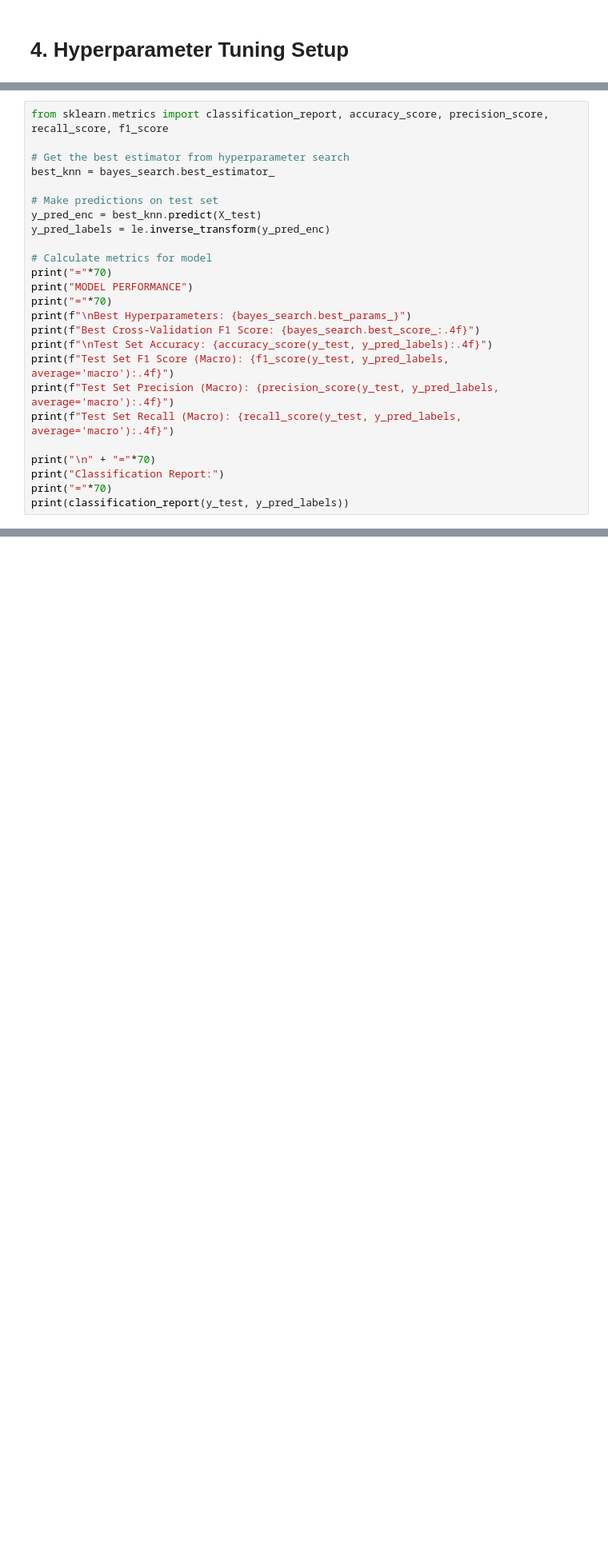
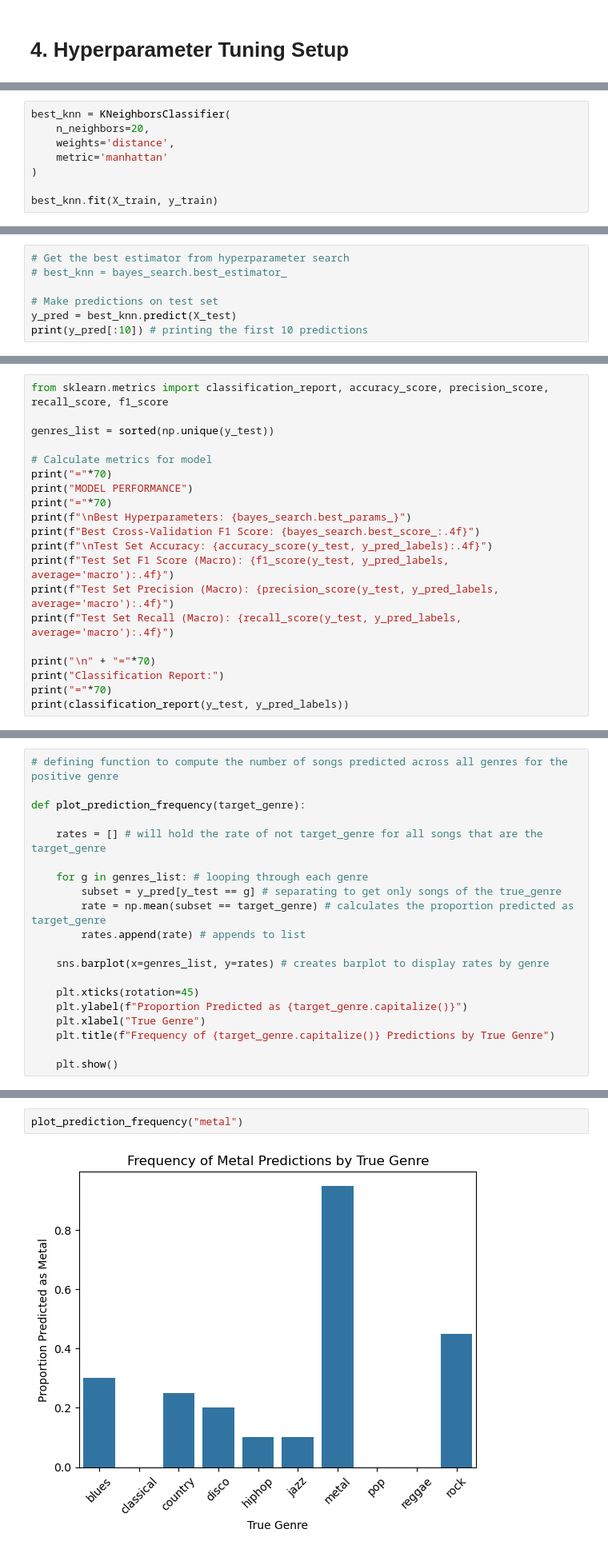
Before and after one commit to AlexGithub3427/music-genre-classification, a Jupyter notebook: Full KNN.ipynb, the cells around one changed output, grey strips where cells are left out. Shown at 80% size. Saved outputs shown, nothing was run; the diff lists cells and outputs as text; blank space fills up the shorter version.

Commit message:
Added some figures for analysis by genre

```diff
--- a/Full KNN.ipynb
+++ b/Full KNN.ipynb
@@ -153,0 +153,8 @@ OrderedDict([('metric', 'manhattan'),
+# %%
+best_knn = KNeighborsClassifier(
+    n_neighbors=20,
+    weights='distance',
+    metric='manhattan'
+)
+
+best_knn.fit(X_train, y_train)
@@ -184,3 +191,10 @@ Best Parameters: OrderedDict([('metric', 'manhattan'), ('n_neighbors', 20), ('we
 - Use the best models from hyperparameter tuning to make predictions on test data
 - Compare performance metrics (accuracy, precision, recall, F1-score) for both non-PCA and PCA models
 - Generate classification reports to see performance for each genre
+# %%
+# Get the best estimator from hyperparameter search
+# best_knn = bayes_search.best_estimator_
+
+# Make predictions on test set
+y_pred = best_knn.predict(X_test)
+print(y_pred[:10]) # printing the first 10 predictions
@@ -187,12 +206,7 @@ Best Parameters: OrderedDict([('metric', 'manhattan'), ('n_neighbors', 20), ('we
 # %%
 from sklearn.metrics import classification_report, accuracy_score, precision_score, recall_score, f1_score
 
-# Get the best estimator from hyperparameter search
-best_knn = bayes_search.best_estimator_
-
-# Make predictions on test set
-y_pred_enc = best_knn.predict(X_test)
-y_pred_labels = le.inverse_transform(y_pred_enc)
+genres_list = sorted(np.unique(y_test))
 
 # Calculate metrics for model
 print("="*70)
@@ -289,0 +304,20 @@ rock        0.200000    0.10  0.133333     20.0
+# %%
+# defining function to compute the number of songs predicted across all genres for the positive genre
+
+def plot_prediction_frequency(target_genre):
+
+    rates = [] # will hold the rate of not target_genre for all songs that are the target_genre
+
+    for g in genres_list: # looping through each genre
+        subset = y_pred[y_test == g] # separating to get only songs of the true_genre
+        rate = np.mean(subset == target_genre) # calculates the proportion predicted as target_genre
+        rates.append(rate) # appends to list
+
+    sns.barplot(x=genres_list, y=rates) # creates barplot to display rates by genre
+
+    plt.xticks(rotation=45)
+    plt.ylabel(f"Proportion Predicted as {target_genre.capitalize()}")
+    plt.xlabel("True Genre")
+    plt.title(f"Frequency of {target_genre.capitalize()} Predictions by True Genre")
+
+    plt.show()
@@ -289,0 +331,4 @@ rock        0.200000    0.10  0.133333     20.0
+# %%
+plot_prediction_frequency("metal")
+# %% [output]
+[figure, added]
```
Also changed, not shown: parts of 22 cells of this notebook.
